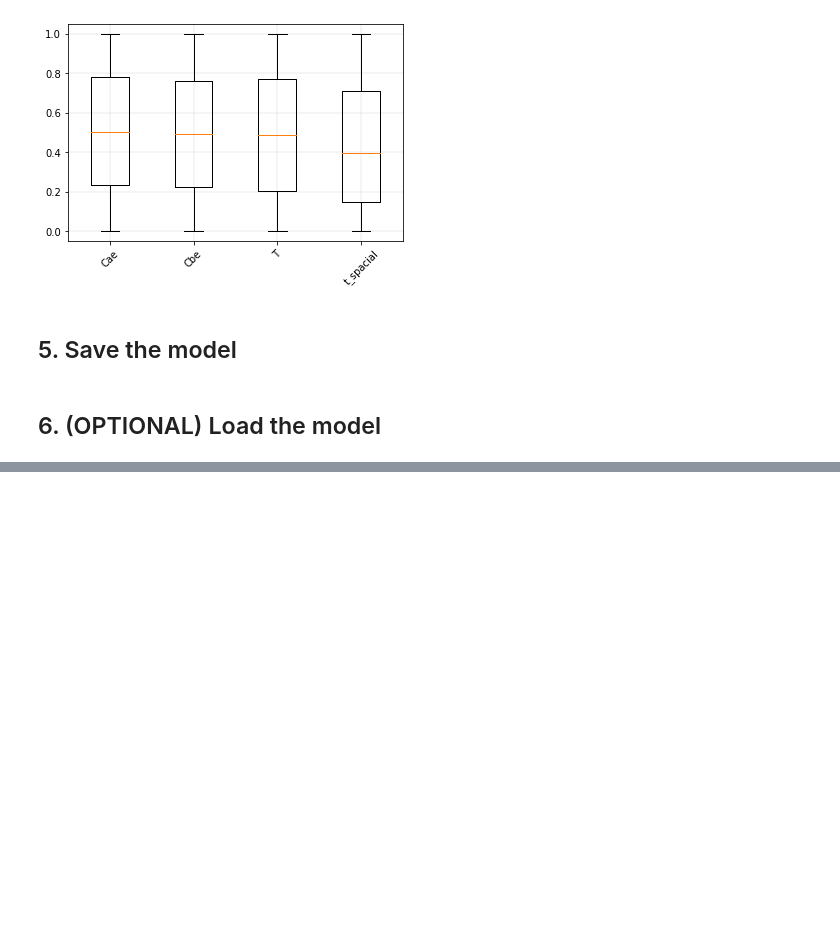
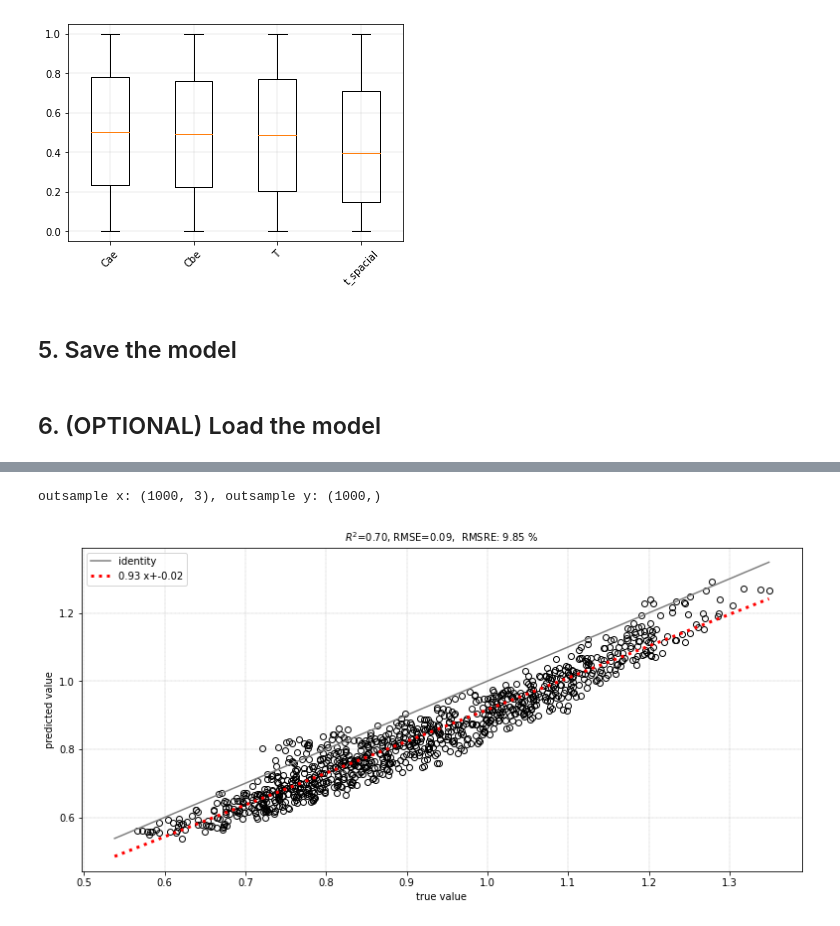
Before and after one commit to guiisc/tcc_feq_guilherme_silva_costa, a Jupyter notebook: model_section/t1-keras.ipynb, the cells around one changed output, grey strips where cells are left out. Drawn from its saved outputs; the diff is of its cells as text; code cells hidden in the pictures; blank space fills up the shorter version.

```diff
--- a/model_section/t1-keras.ipynb
+++ b/model_section/t1-keras.ipynb
@@ -118,0 +122,11 @@ plot_identity_keras(a, X_test, Y_test)
+# %%
+outsample_X = minmax.fit_transform(outsample_data[x_cols].to_numpy())
+outsample_Y = outsample_data[y_col].to_numpy().flatten()
+
+print(f'outsample x: {outsample_X.shape}, outsample y: {outsample_Y.shape}')
+# %% [output]
+outsample x: (1000, 3), outsample y: (1000,)
+# %%
+plot_identity_keras(model, outsample_X, outsample_Y)
+# %% [output]
+[figure, added]
```
Also changed, not shown: parts of 9 cells of this notebook, 11 other files.
